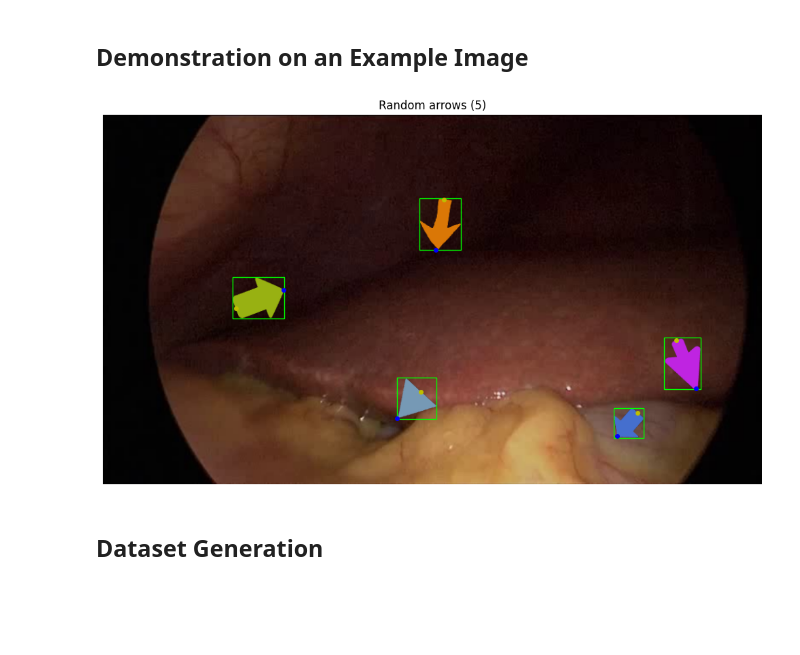
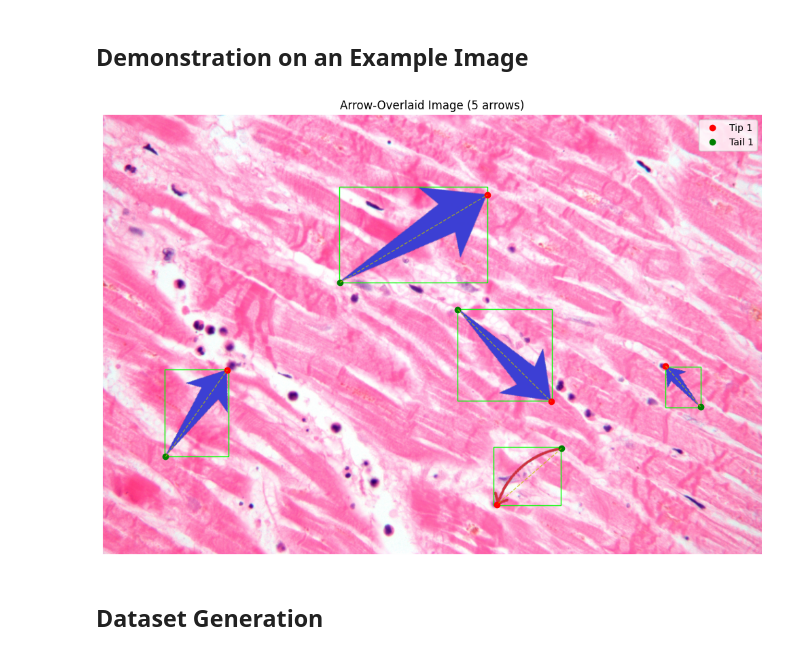
Before and after one commit to xckev/arrow-detection, a Jupyter notebook: arrow-image-gen/arrow-image-generator.ipynb, the cells around one changed output. Saved outputs shown, nothing was run; the diff lists cells and outputs as text; code cells hidden in the pictures; blank space fills up the shorter version.

Commit message:
new arrow image gen logic

```diff
--- a/arrow-image-gen/arrow-image-generator.ipynb
+++ b/arrow-image-gen/arrow-image-generator.ipynb
@@ -367,41 +611,40 @@ def overlay_random_arrows(base_image_rgb, arrow_dir, arrow_size=1, num_arrows=2,
 # %% [markdown]
 ## Demonstration on an Example Image
 # %%
-# Load base medical image
-base_image_path = "medical-images/0.jpg"
-base_image = cv2.imread(base_image_path)
-base_image_rgb = cv2.cvtColor(base_image, cv2.COLOR_BGR2RGB)
+# Load base medical image and generate arrow-overlaid image using new function
+base_image_path = "medical-images-example/image1.jpg"
+arrow_dir = "arrow-pngs"
 
-# Resize to width 1024 while preserving aspect ratio
-base_image_rgb = resize_to_width(base_image_rgb, target_w=1024)
-
-# Overlay multiple random arrows using the new helper function
-arrow_dir = "arrow-pngs"
-output_rgb, tips, tails, bboxes = overlay_random_arrows(base_image_rgb, arrow_dir, arrow_size=1, num_arrows=5)
+# Use the main wrapper function
+output_rgb, tips, tails, bboxes = generate_arrow_overlaid_image(
+    base_image_path, arrow_dir, target_width=1024, num_arrows=5
+)
 
 # Display result
 plt.figure(figsize=(10, 8))
 plt.imshow(output_rgb)
 # Mark each tip and tail location
 for i, (tip, tail) in enumerate(zip(tips, tails), start=1):
-    plt.plot(tip[0], tip[1], 'bo', markersize=4, markeredgewidth=1, label=f'Tip {i}')
-    plt.plot(tail[0], tail[1], 'yo', markersize=4, markeredgewidth=1, label=f'Tail {i}')
+    plt.plot(tip[0], tip[1], 'ro', markersize=6, markeredgewidth=1, label=f'Tip {i}' if i == 1 else '')
+    plt.plot(tail[0], tail[1], 'go', markersize=6, markeredgewidth=1, label=f'Tail {i}' if i == 1 else '')
+    # Draw line from tail to tip
+    plt.plot([tail[0], tip[0]], [tail[1], tip[1]], 'y--', linewidth=1, alpha=0.7)
 
 # Draw bounding boxes
 for i, bbox in enumerate(bboxes, start=1):
     bx0, by0, bx1, by1 = bbox
     width = bx1 - bx0
     height = by1 - by0
-    rect = patches.Rectangle((bx0, by0), width, height, linewidth=1, edgecolor='lime', facecolor='none', label=f'BBox {i}')
+    rect = patches.Rectangle((bx0, by0), width, height, linewidth=1, edgecolor='lime', facecolor='none')
     plt.gca().add_patch(rect)
 
-plt.title(f"Random arrows ({len(bboxes)})")
-#plt.legend()
+plt.title(f"Arrow-Overlaid Image ({len(bboxes)} arrows)")
+plt.legend(loc='upper right')
 plt.axis('off')
 plt.tight_layout()
 plt.show()
 # %% [output]
-[figure, old version]
+[figure, new version]
 # %% [markdown]
 ## Dataset Generation
 # %%
```
Also changed, not shown: parts of 6 cells of this notebook, 46 other files.
